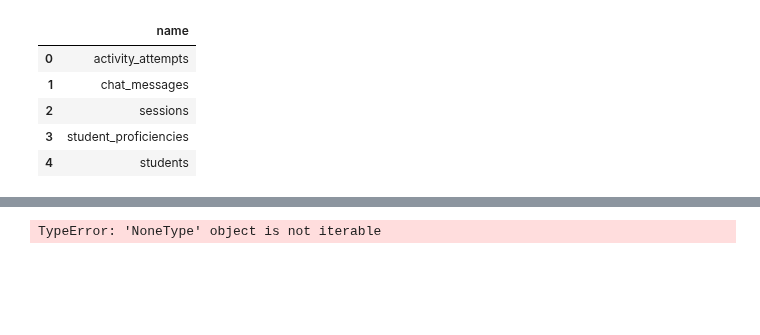
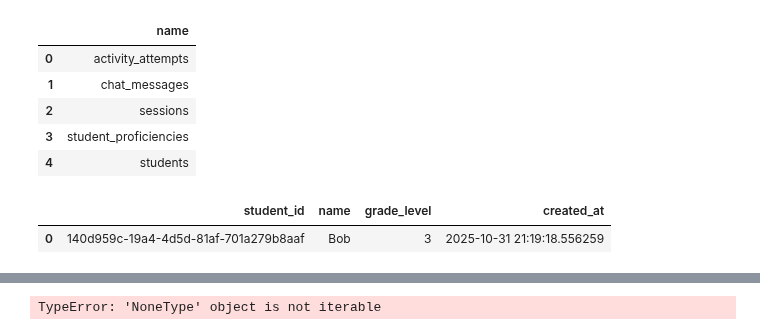
Before and after one commit to brfoley76/PromptingHumanAgent, a Jupyter notebook: backend/analysis.ipynb, the cells around one changed output, grey strips where cells are left out. Drawn from its saved outputs; the diff is of its cells as text; code cells hidden in the pictures; blank space fills up the shorter version.

```diff
--- a/backend/analysis.ipynb
+++ b/backend/analysis.ipynb
@@ -71,6 +73,16 @@ Tables in database:
 | 2 | sessions |
 | 3 | student_proficiencies |
 | 4 | students |
+# %%
+profs = query("""
+SELECT * from students
+where name ="Bob";
+""")
+
+display(profs)
+# %% [output]
+|  | student_id | name | grade_level | created_at |
+| 0 | 140d959c-19a4-4d5d-81af-701a279b8aaf | Bob | 3 | 2025-10-31 21:19:18.556259 |
 # %%
 profs = query("""
 ---SELECT * from students where student_id ="140d959c-19a4-4d5d-81af-701a279b8aaf";
```
Also changed, not shown: parts of 2 cells of this notebook, 8 other files.
